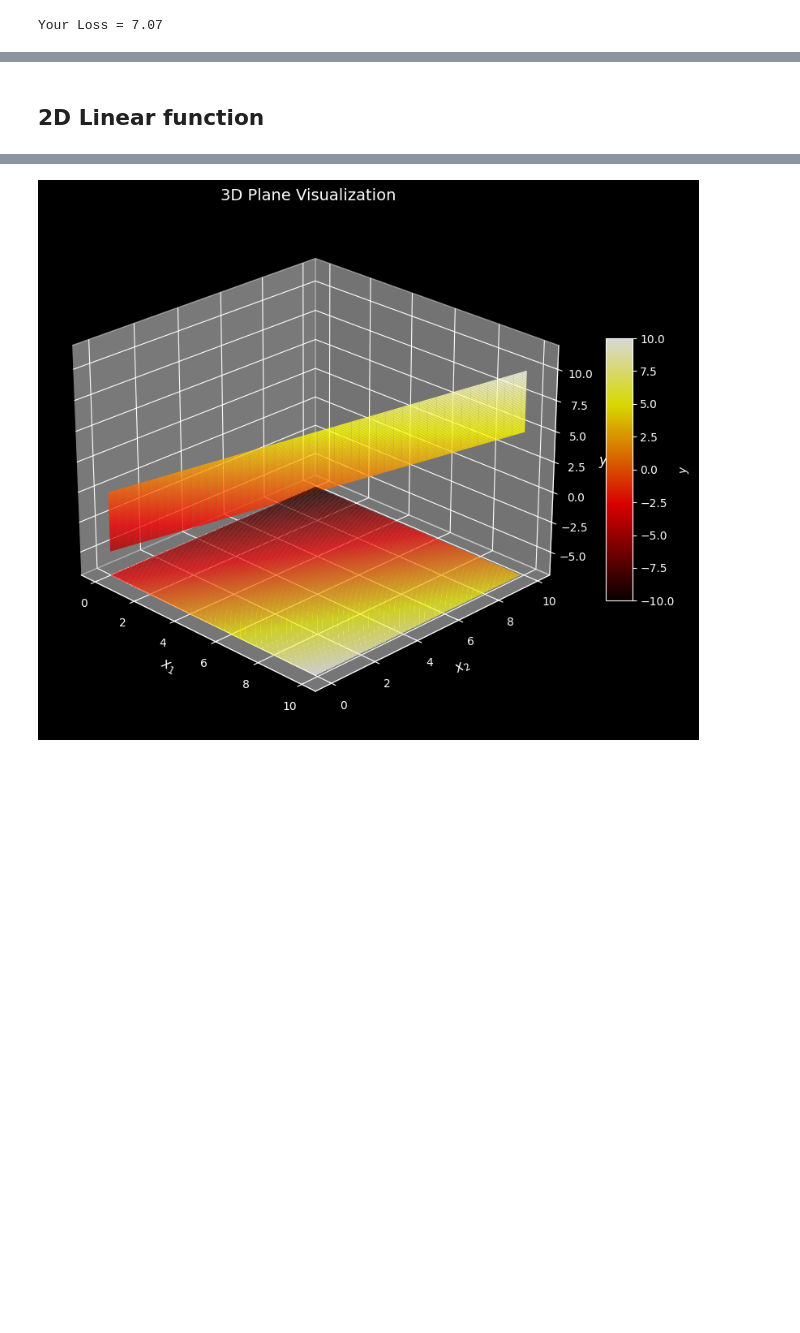
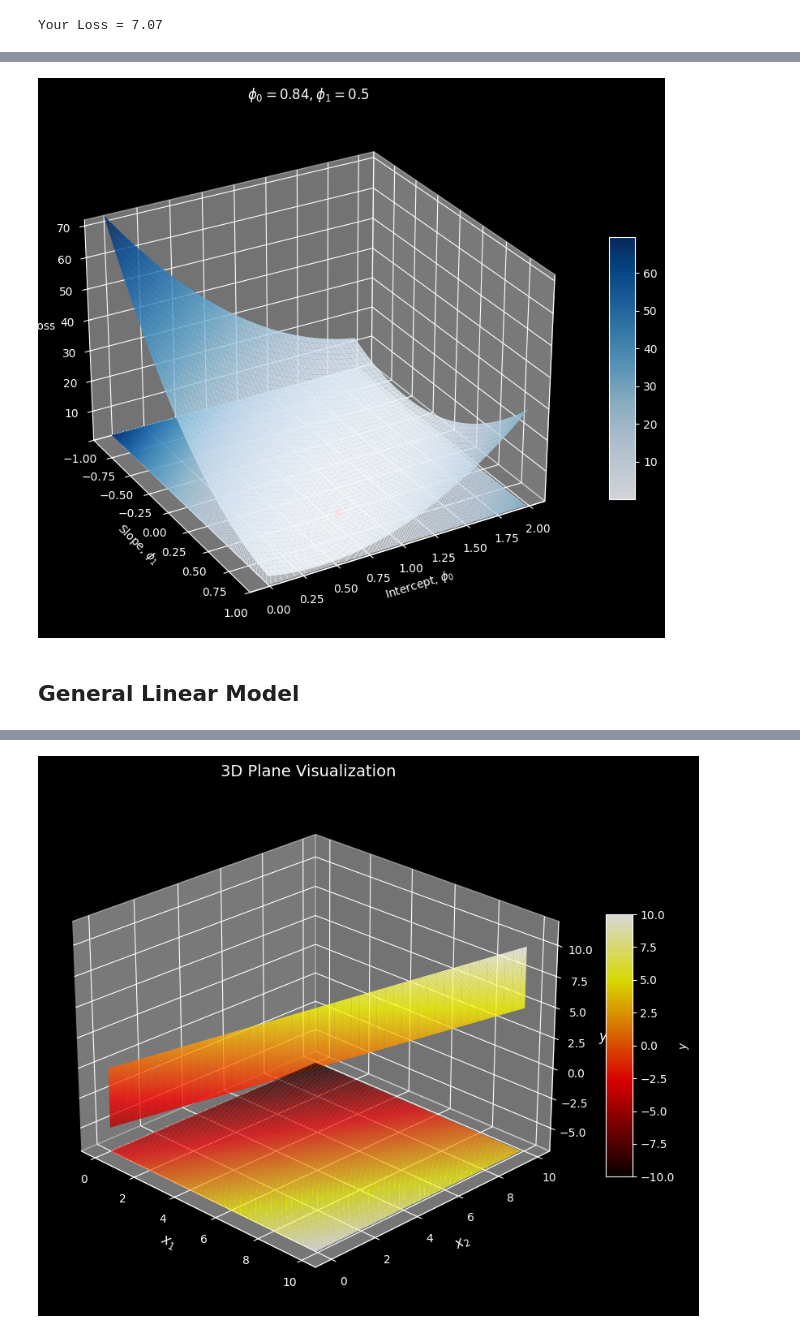
Before and after one commit to fahadsultan/csc372, a Jupyter notebook: linearregression.ipynb, the cells around one changed output, grey strips where cells are left out. Cells and saved outputs as stored; diff of their text form; code cells hidden in the pictures; blank space fills up the shorter version.

```diff
--- a/linearregression.ipynb
+++ b/linearregression.ipynb
@@ -203,2 +223,46 @@ plt.show()
+# %%
+import numpy as np
+import matplotlib.pyplot as plt
+
+# Create 3D figure and axes
+fig = plt.figure(figsize=(10, 7))
+ax = fig.add_subplot(111, projection='3d')
+
+# 1. 3D Surface Plot
+surf = ax.plot_surface(
+    phi0_mesh,
+    phi1_mesh,
+    all_losses,
+    cmap='Blues',
+    edgecolor='none',
+    alpha=0.85,
+    antialiased=True
+)
+
+# 2. Projected 2D contour & topology lines on the bottom plane (offset)
+z_min = np.min(all_losses)
+ax.contourf(phi0_mesh, phi1_mesh, all_losses, levels=256, cmap='Blues', zdir='z', offset=z_min, alpha=0.5)
+ax.contour(phi0_mesh, phi1_mesh, all_losses, levels=40, colors=['#80808080'], zdir='z', offset=z_min)
+
+# 3. Best-fitting parameter point plotted in 3D space
+best_loss = all_losses[np.isclose(phi0_mesh, phi0) & np.isclose(phi1_mesh, phi1)][0] # or compute loss directly
+ax.scatter([phi0], [phi1], [best_loss], color='red', s=50, label='Best fit $(\phi_0, \phi_1)$')
+
+# Labels and view limits
+ax.set_xlabel(r'Intercept, $\phi_0$')
+ax.set_ylabel(r'Slope, $\phi_1$')
+ax.set_zlabel('Loss')
+ax.set_ylim([1, -1])
+ax.set_zlim(z_min, np.max(all_losses))
+
+# Title, Colorbar, and Initial Camera Angle
+ax.set_title(r'$\phi_0 = {}, \phi_1 = {}$'.format(phi0, phi1))
+fig.colorbar(surf, ax=ax, shrink=0.5, aspect=10)
+ax.view_init(elev=28, azim=-120)  # Adjust elevation/azimuth to inspect the valley
+
+plt.tight_layout()
+plt.show()
+# %% [output]
+[figure, added]
 # %% [markdown]
-## 2D Linear function
+## General Linear Model
```
Also changed, not shown: parts of 25 cells of this notebook, 14 other files.
